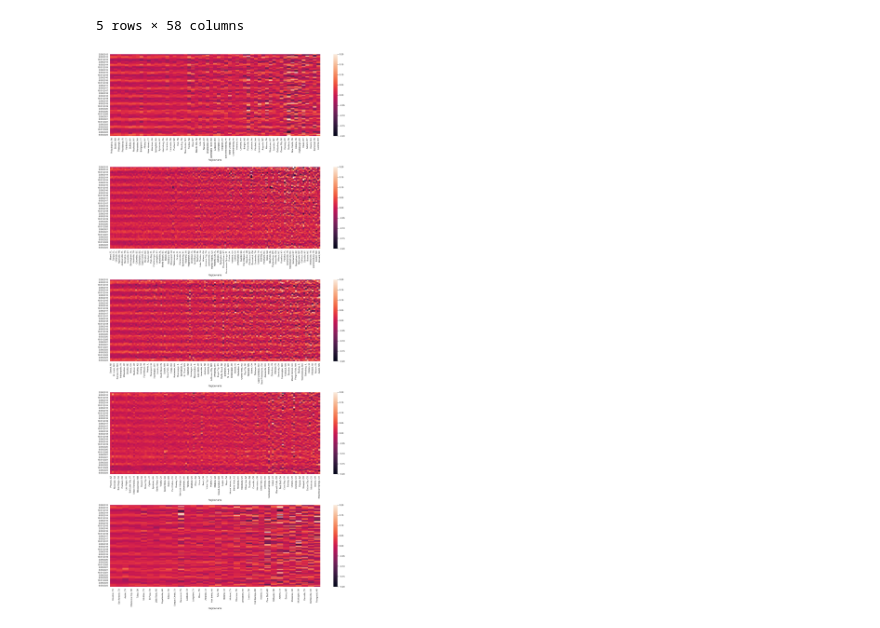
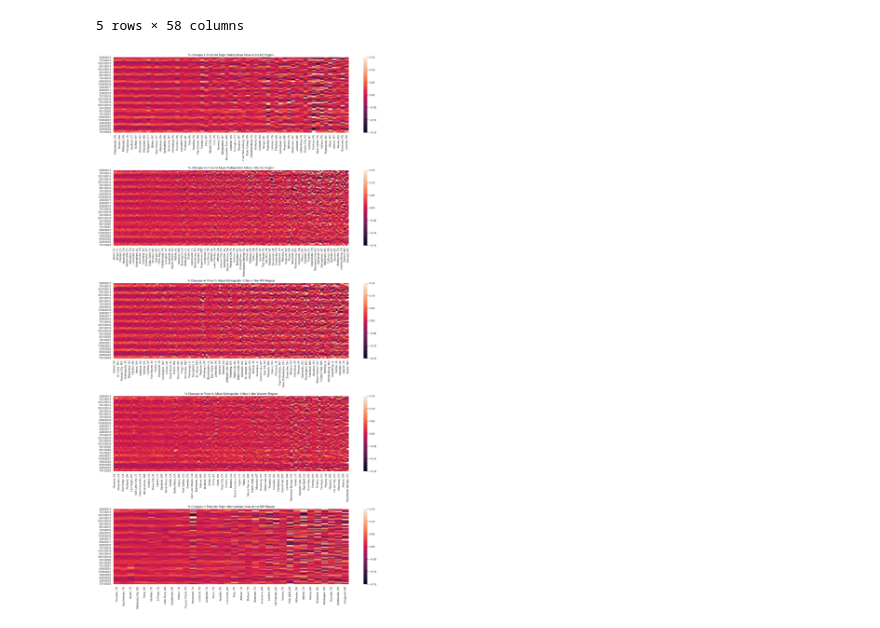
Before and after one commit to anderoos/Coolest-project-1, a Jupyter notebook: Change.ipynb, the cells around one changed output. Drawn from its saved outputs; the diff is of its cells as text; code cells hidden in the pictures.

```diff
--- a/Change.ipynb
+++ b/Change.ipynb
@@ -172,12 +170,23 @@ df_mw_pct = custom.convert_to_numeric(df_mw_pct, 1)
 df_w_pct = custom.convert_to_numeric(df_w_pct, 1)
 df_sw_pct = custom.convert_to_numeric(df_sw_pct, 1)
 # %%
-fig2, ax2 = plt.subplots(5,1, figsize=(20,40))
-sns.heatmap(df_ne_pct.iloc[:, 1:], ax=ax2[0], vmin=-0.2, vmax=0.2)
-sns.heatmap(df_se_pct.iloc[:, 1:], ax=ax2[1], vmin=-0.2, vmax=0.2)
-sns.heatmap(df_mw_pct.iloc[:, 1:], ax=ax2[2], vmin=-0.2, vmax=0.2)
-sns.heatmap(df_w_pct.iloc[:, 1:], ax=ax2[3], vmin=-0.2, vmax=0.2)
-sns.heatmap(df_sw_pct.iloc[:, 1:], ax=ax2[4], vmin=-0.2, vmax=0.2)
+fig2, ax2 = plt.subplots(5,1, figsize=(18,32))
+ax2[0] = sns.heatmap(df_ne_pct.iloc[:, 1:], ax=ax2[0], vmin=-0.15, vmax=0.15)
+ax2[0].set_title("% Changes in Price for Major Metropolitan Cities in the NE Region")
+ax2[0].set_xlabel("")
+ax2[1] = sns.heatmap(df_se_pct.iloc[:, 1:], ax=ax2[1], vmin=-0.15, vmax=0.15)
+ax2[1].set_title("% Changes in Price for Major Metropolitan Cities in the SE Region")
+ax2[1].set_xlabel("")
+ax2[2] = sns.heatmap(df_mw_pct.iloc[:, 1:], ax=ax2[2], vmin=-0.15, vmax=0.15)
+ax2[2].set_title("% Changes in Price for Major Metropolitan Cities in the MW Region")
+ax2[2].set_xlabel("")
+ax2[3] = sns.heatmap(df_w_pct.iloc[:, 1:], ax=ax2[3], vmin=-0.15, vmax=0.15)
+ax2[3].set_title("% Changes in Price for Major Metropolitan Cities in the Western Region")
+ax2[3].set_xlabel("")
+ax2[4] = sns.heatmap(df_sw_pct.iloc[:, 1:], ax=ax2[4], vmin=-0.15, vmax=0.15)
+ax2[4].set_title("% Changes in Price for Major Metropolitan Cities in the SW Region")
+ax2[4].set_xlabel("")
 plt.tight_layout()
+fig2.savefig('Images/Volatility/variability_heatmap.svg', dpi=144, bbox_inches='tight')
 # %% [output]
-[figure, old version]
+[figure, new version]
```
Also changed, not shown: parts of 26 cells of this notebook, 8 other files.
